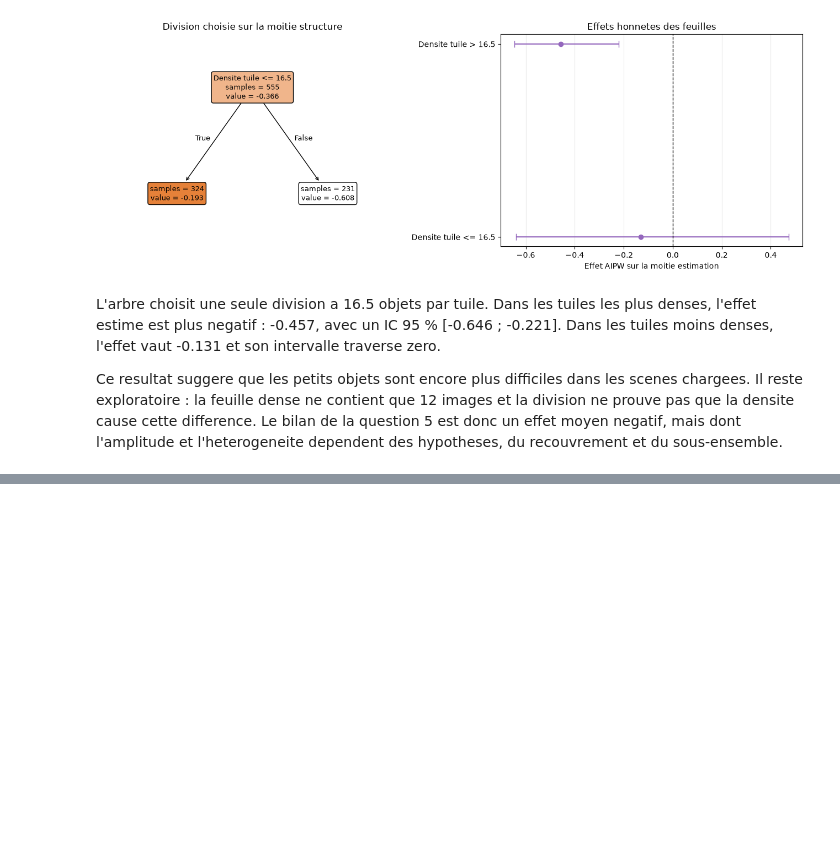
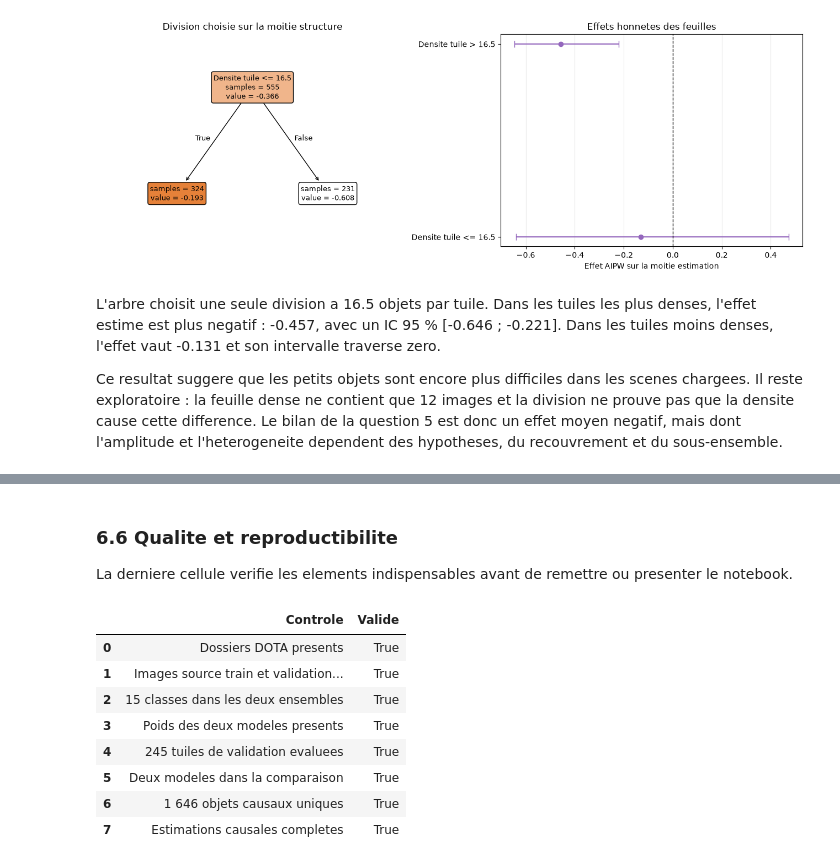
Before and after one commit to Mtazi667/dota-minimap-object-detection, a Jupyter notebook: projet_dota_soutenance.ipynb, the cells around one changed output, grey strips where cells are left out. Saved outputs shown, nothing was run; the diff lists cells and outputs as text; code cells hidden in the pictures; blank space fills up the shorter version.

Commit message:
Complete defense notebook conclusion and final checks

```diff
--- a/projet_dota_soutenance.ipynb
+++ b/projet_dota_soutenance.ipynb
@@ -1920,0 +2013,66 @@ Ce resultat suggere que les petits objets sont encore plus difficiles dans les s
+# %% [markdown]
+### 6.6 Qualite et reproductibilite
+
+La derniere cellule verifie les elements indispensables avant de remettre ou presenter le notebook.
+# %%
+classes_per_split = object_manifest.groupby("split")["class_name"].nunique()
+expected_models = {"Faster R-CNN", "YOLO26n-OBB-1024"}
+final_checks = pd.DataFrame(
+    [
+        {
+            "Controle": "Dossiers DOTA presents",
+            "Valide": all(path.exists() for path in data_paths.values()),
+        },
+        {
+            "Controle": "Images source train et validation separees",
+            "Valide": len(source_overlap) == 0,
+        },
+        {
+            "Controle": "15 classes dans les deux ensembles",
+            "Valide": bool(
+                classes_per_split.reindex(["train", "val"]).eq(15).all()
+            ),
+        },
+        {
+            "Controle": "Poids des deux modeles presents",
+            "Valide": FRCNN_WEIGHTS_PATH.exists() and YOLO_OBB_WEIGHTS_PATH.exists(),
+        },
+        {
+            "Controle": "245 tuiles de validation evaluees",
+            "Valide": len(frcnn_predictions) == 245,
+        },
+        {
+            "Controle": "Deux modeles dans la comparaison",
+            "Valide": set(model_comparison["Modele"]) == expected_models,
+        },
+        {
+            "Controle": "1 646 objets causaux uniques",
+            "Valide": (
+                len(causal_analysis) == 1646
+                and causal_analysis["object_id"].is_unique
+            ),
+        },
+        {
+            "Controle": "Estimations causales completes",
+            "Valide": bool(
+                causal_estimates[
+                    ["Effet", "IC_inferieur", "IC_superieur"]
+                ].notna().all().all()
+            ),
+        },
+    ]
+)
+if not final_checks["Valide"].all():
+    raise AssertionError("Un controle final du notebook a echoue.")
+
+final_checks
+# %% [output]
+|  | Controle | Valide |
+| 0 | Dossiers DOTA presents | True |
+| 1 | Images source train et validation... | True |
+| 2 | 15 classes dans les deux ensembles | True |
+| 3 | Poids des deux modeles presents | True |
+| 4 | 245 tuiles de validation evaluees | True |
+| 5 | Deux modeles dans la comparaison | True |
+| 6 | 1 646 objets causaux uniques | True |
+| 7 | Estimations causales completes | True |
```
Also changed, not shown: parts of 7 cells of this notebook, 1 other file.
